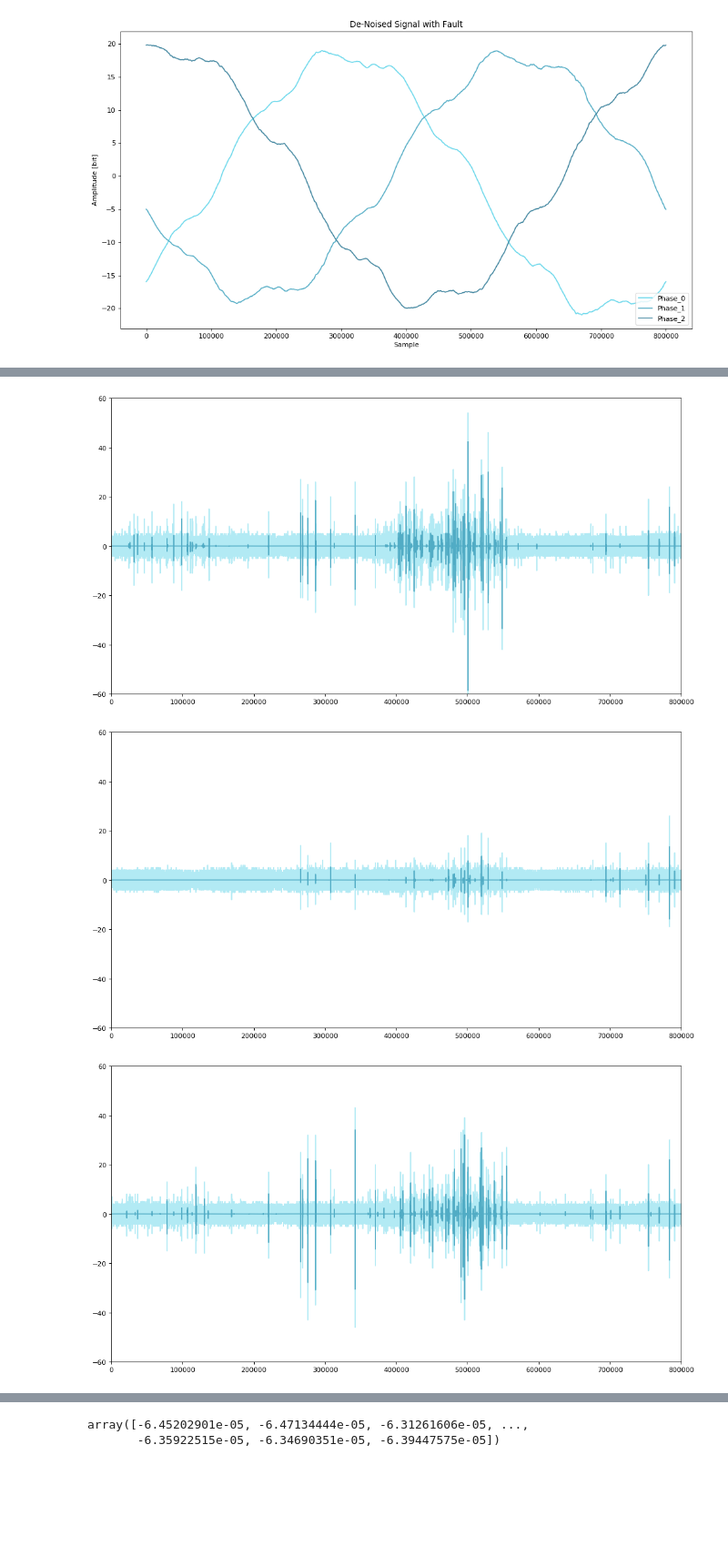
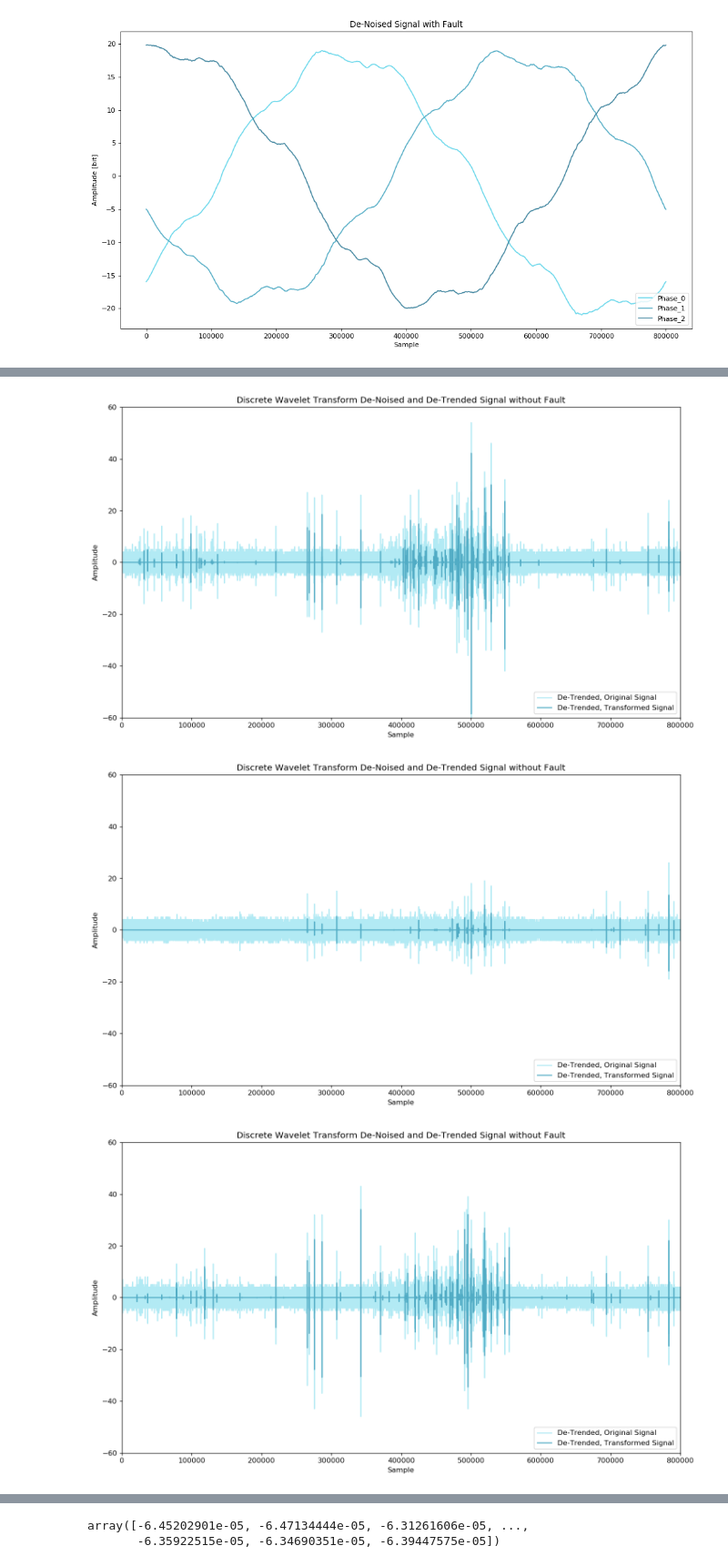
Before and after one commit to jeffreyegan/VSB_Power_Line_Fault_Detection, a Jupyter notebook: VSB_PowerLine_Faults_1.ipynb, the cells around one changed output, grey strips where cells are left out. Shown at 91% size. Drawn from its saved outputs; the diff is of its cells as text; code cells hidden in the pictures; blank space fills up the shorter version.

```diff
--- a/VSB_PowerLine_Faults_1.ipynb
+++ b/VSB_PowerLine_Faults_1.ipynb
@@ -222,36 +228,42 @@ x5 =  waveletSmooth(subset_train["5"])
 # %%
 import pywt
 from statsmodels.robust import mad
 from scipy import signal
 
 def waveletSmooth( x, wavelet="db4", level=1, title=None ):
     # calculate the wavelet coefficients
     coeff = pywt.wavedec( x, wavelet, mode="per" )
     # calculate a threshold
     sigma = mad( coeff[-level] )
     # changing this threshold also changes the behavior,
     # but I have not played with this very much
     uthresh = sigma * np.sqrt( 2*np.log( len( x ) ) )
     coeff[1:] = ( pywt.threshold( i, value=uthresh, mode="soft" ) for i in coeff[1:] )
     # reconstruct the signal using the thresholded coefficients
     y = pywt.waverec( coeff, wavelet, mode="per" )
-    f, ax = plt.subplots(figsize=(15, 8), dpi= 80, facecolor='w', edgecolor='k')
+    f, ax = plt.subplots(figsize=(14, 8), dpi= 120, facecolor='w', edgecolor='k')
     blues = ["#66D7EB", "#51ACC5", "#3E849E", "#2C5F78", "#1C3D52", "#0E1E2B"]
-    plt.plot( x.diff(), color="#66D7EB", alpha=0.5 )
-    plt.plot( np.diff(y, n=1), color="#51ACC5" )
+    plt.plot( x.diff(), color="#66D7EB", alpha=0.5, label="De-Trended, Original Signal")
+    plt.plot( np.diff(y, n=1), color="#51ACC5", label="De-Trended, Transformed Signal" )
     plt.ylim((-60, 60))
+    plt.xlabel('Sample')
+    plt.ylabel('Amplitude')
+    plt.legend(loc='lower right')
     if title:
         ax.set_title(title)
     ax.set_xlim((0,len(y)))
     return np.diff(y, n=1)
 
-x0 =  waveletSmooth(subset_train["0"])
-x1 =  waveletSmooth(subset_train["1"])
-x2 =  waveletSmooth(subset_train["2"])
-x3 =  waveletSmooth(subset_train["3"])
-x4 =  waveletSmooth(subset_train["4"])
-x5 =  waveletSmooth(subset_train["5"])
+
+title0 = 'Discrete Wavelet Transform De-Noised and De-Trended Signal without Fault'
+title1 = 'Discrete Wavelet Transform De-Noised and De-Trended Signal with Fault'
+x0 =  waveletSmooth(subset_train["0"], wavelet="db4", level=1, title=title0 )
+x1 =  waveletSmooth(subset_train["1"], wavelet="db4", level=1, title=title0 )
+x2 =  waveletSmooth(subset_train["2"], wavelet="db4", level=1, title=title0 )
+x3 =  waveletSmooth(subset_train["3"], wavelet="db4", level=1, title=title1 )
+x4 =  waveletSmooth(subset_train["4"], wavelet="db4", level=1, title=title1 )
+x5 =  waveletSmooth(subset_train["5"], wavelet="db4", level=1, title=title1 )
 # %% [output]
-[figure, old version]
+[figure, new version]
-[figure, old version]
+[figure, new version]
-[figure, old version]
+[figure, new version]
```
Also changed, not shown: parts of 6 cells of this notebook, 21 other files.
